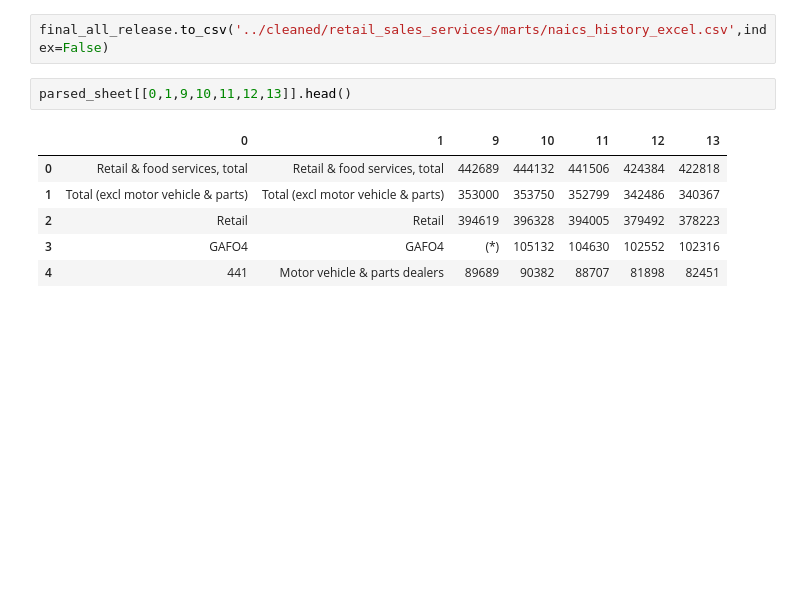
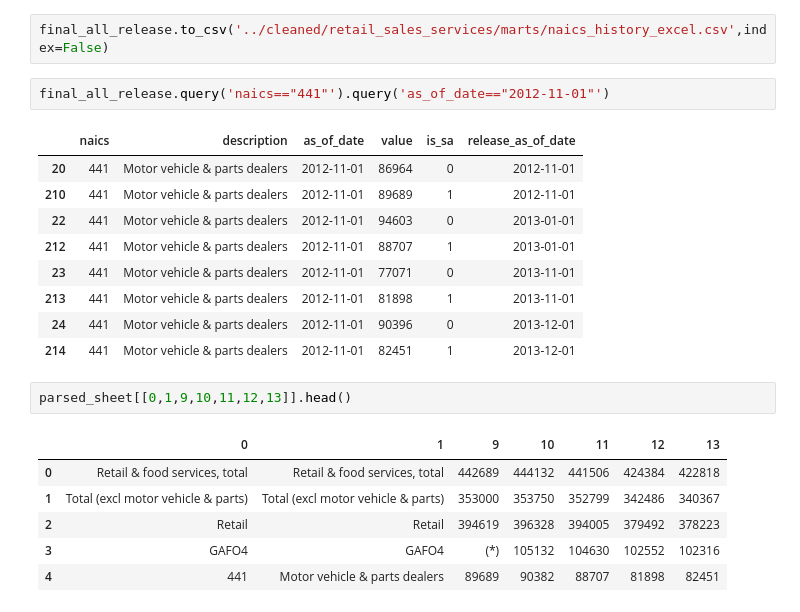
Before and after one commit to numberydan/census_data_helpers, a Jupyter notebook: retail_sales/retail_sales_services.ipynb, the cells around one changed output. Saved outputs shown, nothing was run; the diff lists cells and outputs as text; blank space fills up the shorter version.

```diff
--- a/retail_sales/retail_sales_services.ipynb
+++ b/retail_sales/retail_sales_services.ipynb
@@ -581,5 +783,17 @@ for name in all_excel_files['file_name']:#
 # %%
 final_all_release.to_csv('../cleaned/retail_sales_services/marts/naics_history_excel.csv',index=False)
+# %%
+final_all_release.query('naics=="441"').query('as_of_date=="2012-11-01"')
+# %% [output]
+|  | naics | description | as_of_date | value | is_sa | release_as_of_date |
+| 20 | 441 | Motor vehicle & parts dealers | 2012-11-01 | 86964 | 0 | 2012-11-01 |
+| 210 | 441 | Motor vehicle & parts dealers | 2012-11-01 | 89689 | 1 | 2012-11-01 |
+| 22 | 441 | Motor vehicle & parts dealers | 2012-11-01 | 94603 | 0 | 2013-01-01 |
+| 212 | 441 | Motor vehicle & parts dealers | 2012-11-01 | 88707 | 1 | 2013-01-01 |
+| 23 | 441 | Motor vehicle & parts dealers | 2012-11-01 | 77071 | 0 | 2013-11-01 |
+| 213 | 441 | Motor vehicle & parts dealers | 2012-11-01 | 81898 | 1 | 2013-11-01 |
+| 24 | 441 | Motor vehicle & parts dealers | 2012-11-01 | 90396 | 0 | 2013-12-01 |
+| 214 | 441 | Motor vehicle & parts dealers | 2012-11-01 | 82451 | 1 | 2013-12-01 |
 # %%
 parsed_sheet[[0,1,9,10,11,12,13]].head()
 # %% [output]
```
Also changed, not shown: parts of 19 cells of this notebook, 2 other files.
